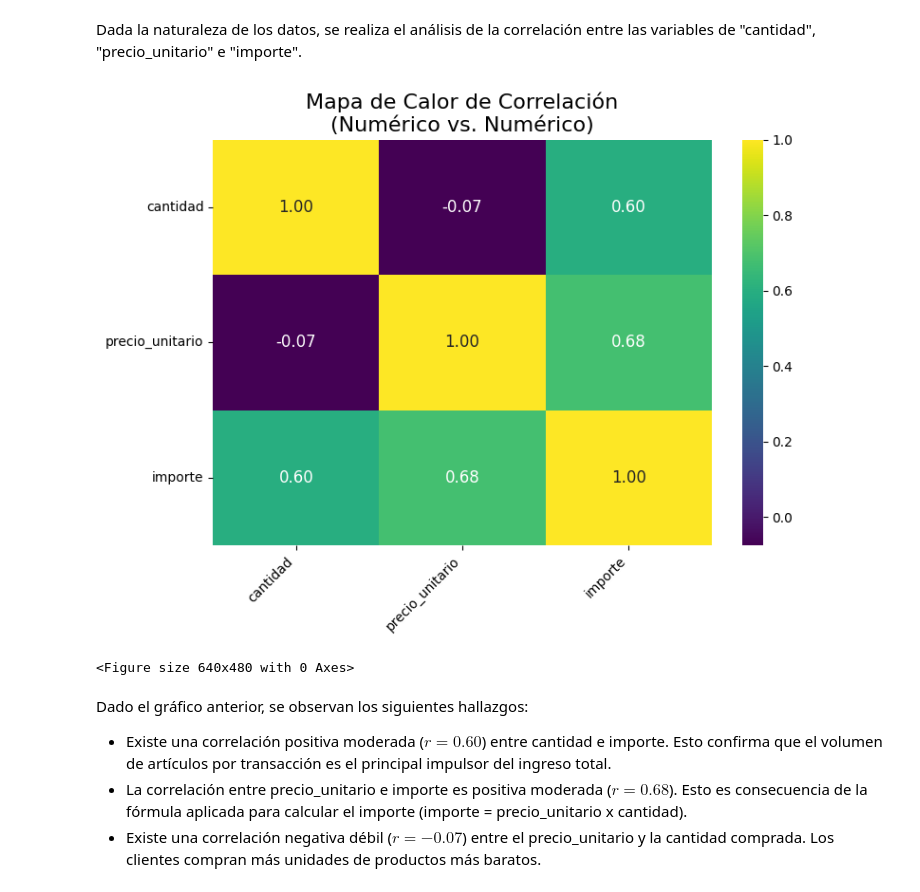
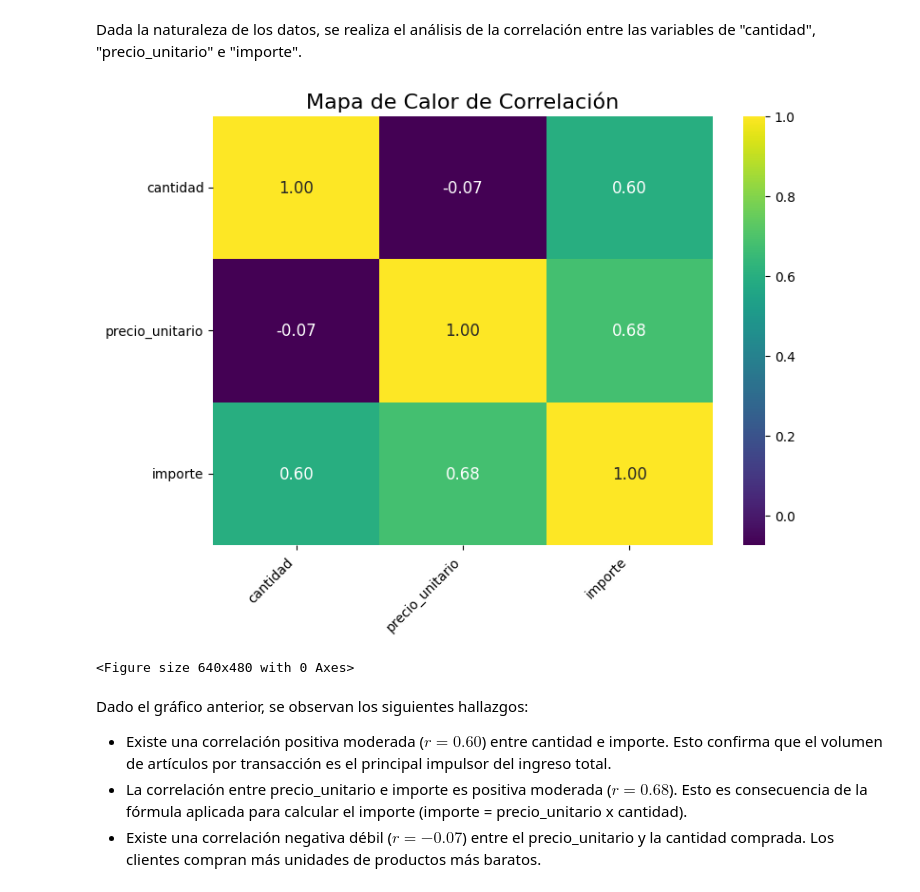
Before and after one commit to MartinOtamendiT/Aurelion, a Jupyter notebook: analisis_notebook.ipynb, the cells around one changed output. Cells and saved outputs as stored; diff of their text form; code cells hidden in the pictures.

```diff
--- a/analisis_notebook.ipynb
+++ b/analisis_notebook.ipynb
@@ -701,17 +691,17 @@ Dada la naturaleza de los datos, se realiza el análisis de la correlación entr
 # %%
 numeric_cols = ['cantidad', 'precio_unitario', 'importe']
 corr_matrix = df_unified[numeric_cols].corr()
 plt.figure(figsize=(8, 6))
 sns.heatmap(corr_matrix, annot=True, fmt='.2f', cmap='viridis', cbar=True,
 annot_kws={"size": 12})
-plt.title('Mapa de Calor de Correlación\n(Numérico vs. Numérico)', fontsize=16)
+plt.title('Mapa de Calor de Correlación', fontsize=16)
 plt.xticks(rotation=45, ha='right', fontsize=10)
 plt.yticks(rotation=0, fontsize=10)
 plt.tight_layout()
 plt.show()
 plt.clf() # Limpiar la figura actual
 # %% [output]
-[figure, old version]
+[figure, new version]
 <Figure size 640x480 with 0 Axes>
 # %% [markdown]
 Dado el gráfico anterior, se observan los siguientes hallazgos:
```
Also changed, not shown: parts of 10 cells of this notebook, 3 other files.
